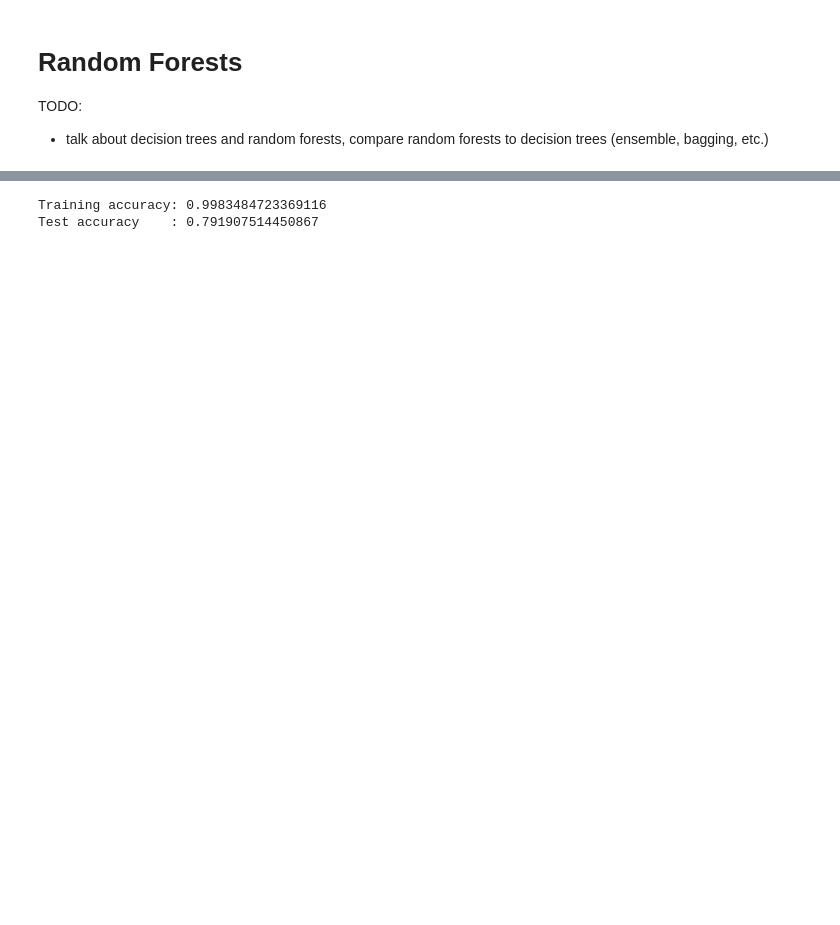
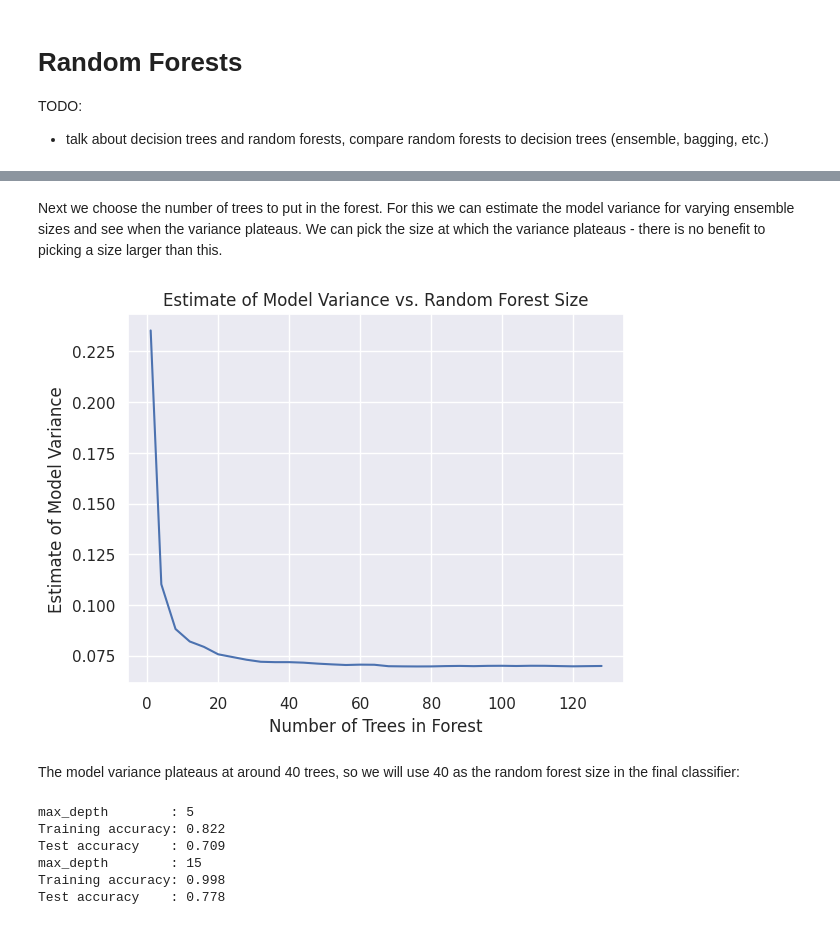
Before and after one commit to LimaoC/drosophila-classification, a Jupyter notebook: notebooks/random_forest.ipynb, the cells around one changed output, grey strips where cells are left out. Saved outputs shown, nothing was run; the diff lists cells and outputs as text; code cells hidden in the pictures; blank space fills up the shorter version.

```diff
--- a/notebooks/random_forest.ipynb
+++ b/notebooks/random_forest.ipynb
@@ -61,12 +72,72 @@ Best mean CV score: 0.800153045607591
+# %% [markdown]
+Next we choose the number of trees to put in the forest. For this we can estimate the model variance for varying ensemble sizes and see when the variance plateaus. We can pick the size at which the variance plateaus - there is no benefit to picking a size larger than this.
+# %%
+def estimate_variance(X, y, clf, num_parts=10, **kwargs):
+    # Split X and y into num_parts parts (truncate if necessary)
+    X = X[:(X.shape[0] // num_parts) * num_parts]
+    y = y[:(y.shape[0] // num_parts) * num_parts]
+    X_parts = np.split(X, num_parts)
+    y_parts = np.split(y, num_parts)
+
+    holdout_vars = []
+    for i in range(num_parts):
+        # Extract the ith part as holdout set
+        X_holdout, y_holdout = X_parts[i], y_parts[i]
+
+        # Extract all other parts as training set
+        X_train = np.concatenate(X_parts[:i] + X_parts[i+1:])
+        y_train = np.concatenate(y_parts[:i] + y_parts[i+1:])
+
+        # Fit decision tree classifier on training set
+        tree = clf(random_state=42, **kwargs)
+        tree.fit(X_train, y_train)
+
+        # Use prediction probabilities to estimate variance
+        holdout_pred = tree.predict_proba(X_holdout)[:, 1]
+        holdout_var = np.var(holdout_pred)
+        holdout_vars.append(holdout_var)
+
+    # Calculate average variance across each trained model
+    E_holdout_var = np.mean(holdout_vars)
+    return E_holdout_var
+# %%
+holdout_vars = []
+n_estimators_range = np.insert(np.arange(4, 129, 4), 0, 1)
+for n_estimators in n_estimators_range:
+    var = estimate_variance(X_train, y_train, RandomForestClassifier, n_estimators=n_estimators, max_depth=15)
+    holdout_vars.append(var)
+# %%
+fig, ax = plt.subplots()
+
+ax.plot(n_estimators_range, holdout_vars)
+ax.set_title("Estimate of Model Variance vs. Random Forest Size")
+ax.set_xlabel("Number of Trees in Forest")
+ax.set_ylabel("Estimate of Model Variance")
+plt.savefig("../fig/model_variance_random_forest.png")
+plt.show()
+# %% [output]
+[figure, added]
+# %% [markdown]
+The model variance plateaus at around 40 trees, so we will use 40 as the random forest size in the final classifier:
 # %%
 from sklearn.metrics import accuracy_score
 
-forest = RandomForestClassifier(n_estimators=200, max_depth=14, random_state=42)
-forest.fit(X_train, y_train)
-train_preds = forest.predict(X_train)
-test_preds = forest.predict(X_test)
-print("Training accuracy:", accuracy_score(y_train, train_preds))
-print("Test accuracy    :", accuracy_score(y_test, test_preds))
+forests = []
+test_preds = []
+for max_depth in (5, 15):
+    forest = RandomForestClassifier(n_estimators=40, max_depth=max_depth, random_state=42)
+    forest.fit(X_train, y_train)
+    forests.append(forest)
+    train_pred = forest.predict(X_train)
+    test_pred = forest.predict(X_test)
+    test_preds.append(test_pred)
+    print("max_depth        :", max_depth)
+    print("Training accuracy:", round(accuracy_score(y_train, train_pred), 3))
+    print("Test accuracy    :", round(accuracy_score(y_test, test_pred), 3))
 # %% [output]
-Training accuracy: 0.9983484723369116
-Test accuracy    : 0.791907514450867
+max_depth        : 5
+Training accuracy: 0.822
+Test accuracy    : 0.709
+max_depth        : 15
+Training accuracy: 0.998
+Test accuracy    : 0.778
```
Also changed, not shown: parts of 10 cells of this notebook.
